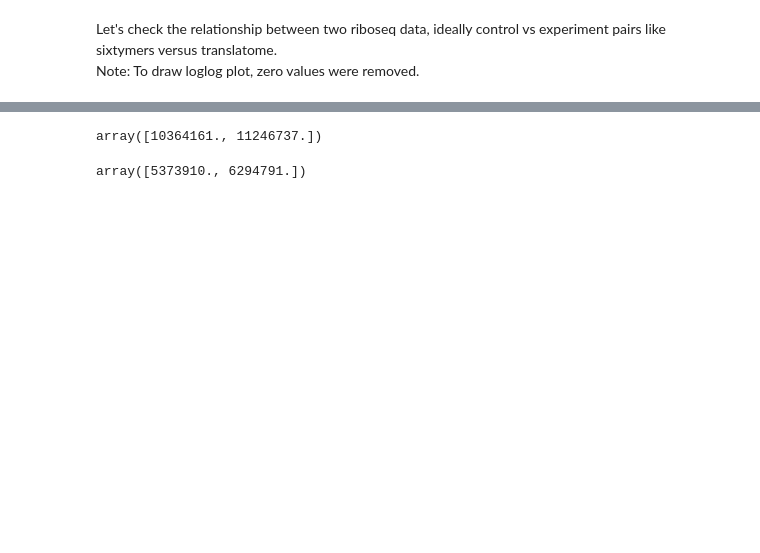
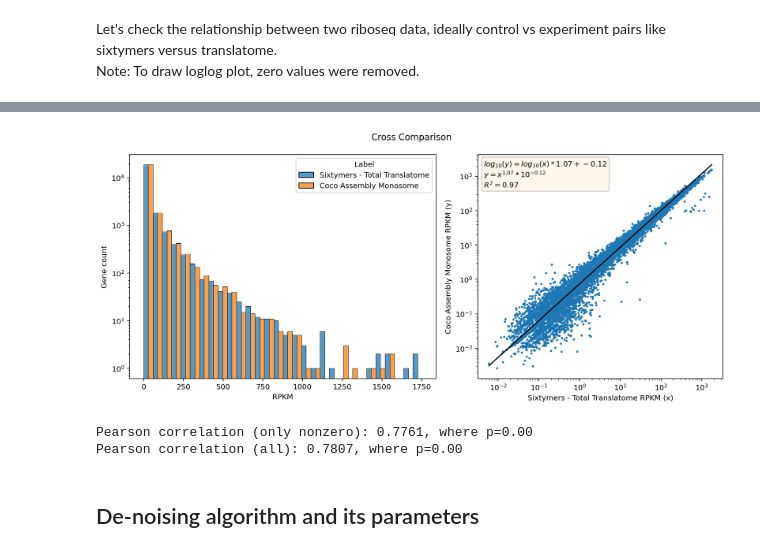
Before and after one commit to inecik/RiboSeqAnalysis, a Jupyter notebook: jupyter_server/ribosome_stalling_sites.ipynb, the cells around one changed output, grey strips where cells are left out. Saved outputs shown, nothing was run; the diff lists cells and outputs as text; code cells hidden in the pictures; blank space fills up the shorter version.

```diff
--- a/jupyter_server/ribosome_stalling_sites.ipynb
+++ b/jupyter_server/ribosome_stalling_sites.ipynb
@@ -102,8 +99,0 @@ Pearson correlation (all): 0.9438, where p=0.00
-# %%
-I.riboseq_coco.translatome.total_assigned
-# %% [output]
-array([10364161., 11246737.])
-# %%
-I.riboseq_sixtymers.translatome.total_assigned
-# %% [output]
-array([5373910., 6294791.])
@@ -111,0 +100,10 @@ array([5373910., 6294791.])
+# %%
+tt_si_rpkms = np.array([I.riboseq_sixtymers.translatome.calculate_rpkm_genes(g) for g in I.gene_list])
+tt_co_rpkms = np.array([I.riboseq_coco.translatome.calculate_rpkm_genes(g) for g in I.gene_list])
+compare_two_riboseq(tt_si_rpkms, tt_co_rpkms, "Sixtymers - Total Translatome", "Coco Assembly Monosome", "Cross Comparison")
+# %% [output]
+[figure, added]
+Pearson correlation (only nonzero): 0.7761, where p=0.00
+Pearson correlation (all): 0.7807, where p=0.00
+# %% [markdown]
+## De-noising algorithm and its parameters
```
Also changed, not shown: parts of 24 cells of this notebook, 1 other file.
